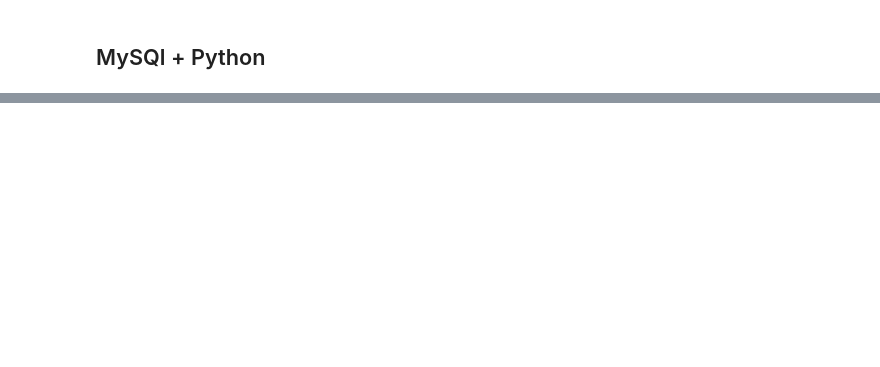
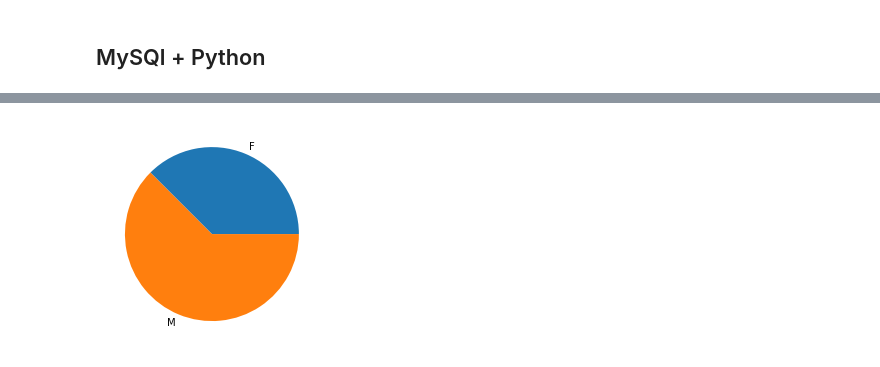
Before and after one commit to ryndovaira-org/data_science_lectures, a Jupyter notebook: 2_data_engineering/4_MySQL.ipynb, the cells around one changed output, grey strips where cells are left out. Saved outputs shown, nothing was run; the diff lists cells and outputs as text; code cells hidden in the pictures; blank space fills up the shorter version.

```diff
--- a/2_data_engineering/4_MySQL.ipynb
+++ b/2_data_engineering/4_MySQL.ipynb
@@ -56,0 +81,4 @@ Executing transaction: done
+# %%
+engine = create_engine(f"mysql+pymysql://{user}:{password}@{host}:{port}")
+# engine = create_engine(f"mysql+pymysql://{user}:{password}@{host}:{port}/{db_name}")
+engine
@@ -56,0 +112,3 @@ Executing transaction: done
+# %%
+employees_df = pd.read_sql_query("SELECT * FROM employees", engine)
+employees_df
@@ -56,0 +147,3 @@ Executing transaction: done
+# %%
+employees_groupby_gender = employees_df.groupby(['gender']).count()['id']
+employees_groupby_gender.describe()
@@ -56,0 +160,4 @@ Executing transaction: done
+# %%
+employees_groupby_gender.plot(kind='pie', legend=False, ylabel='')
+# %% [output]
+[figure, added]
```
Also changed, not shown: parts of 26 cells of this notebook.
